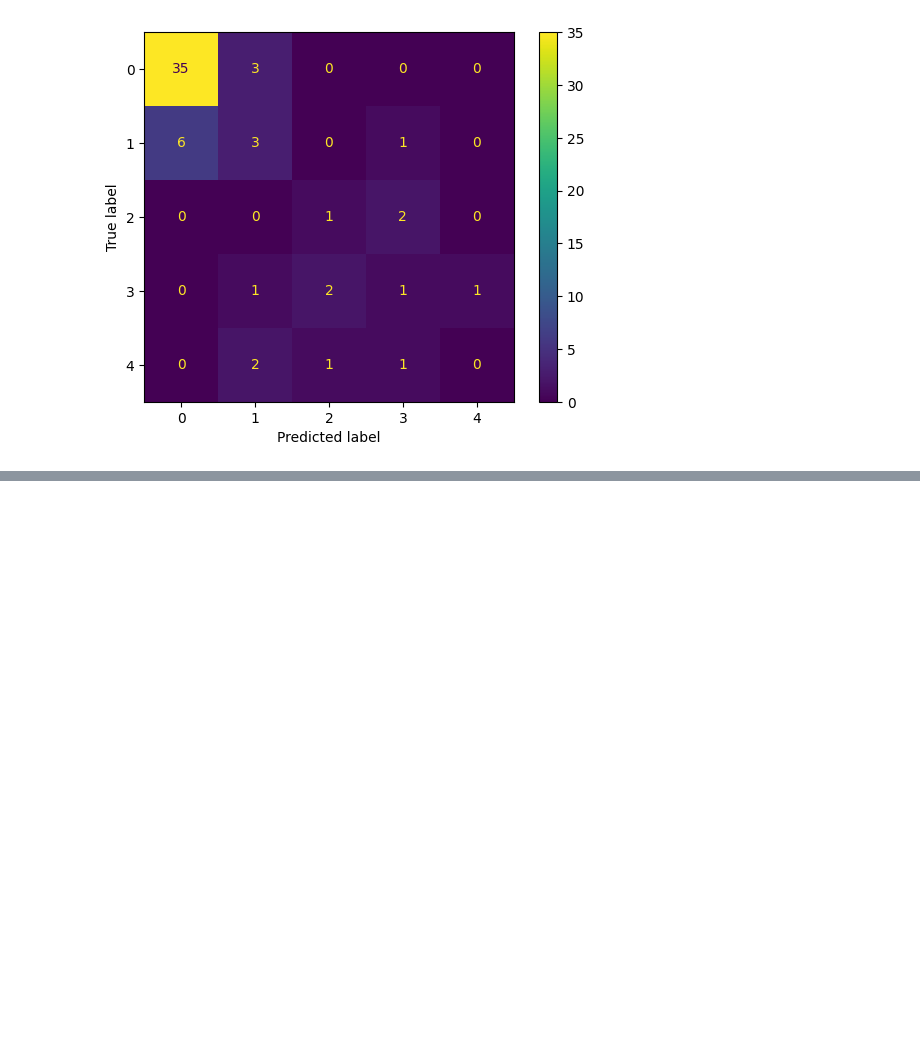
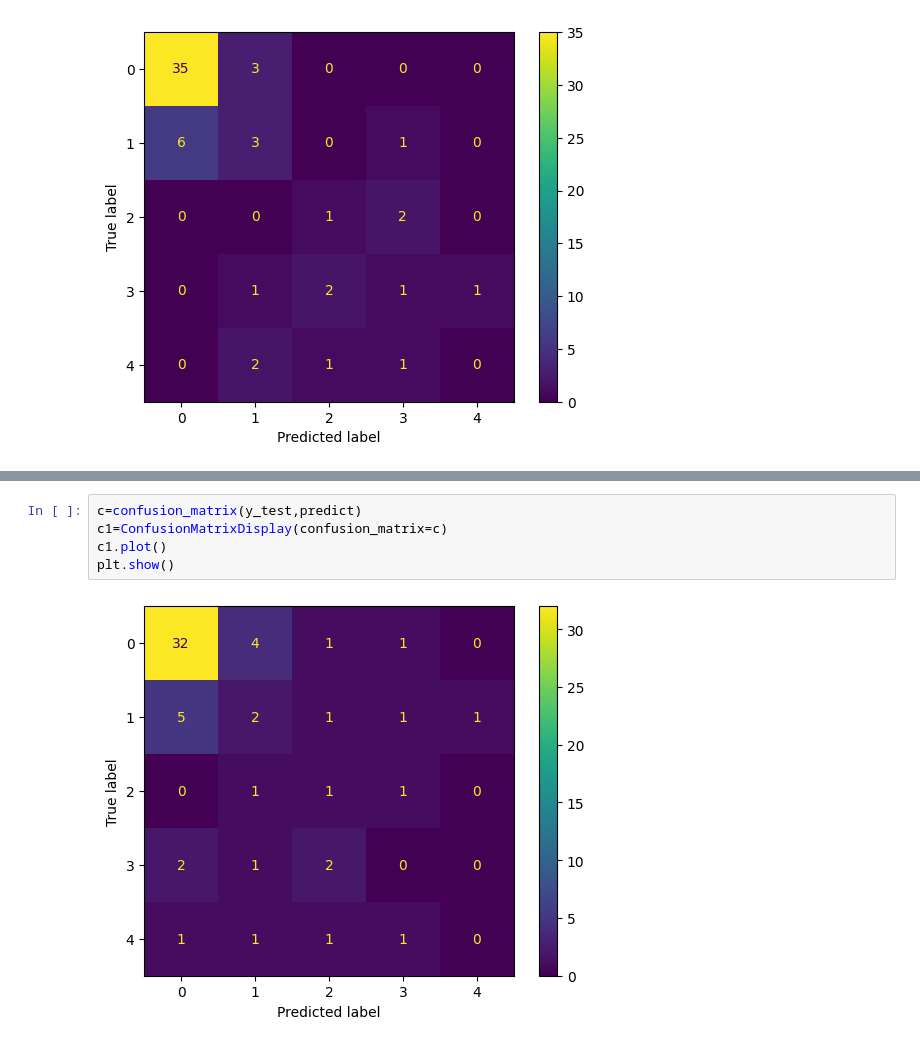
Before and after one commit to MShahbazh/DevelopersHub_Internships, a Jupyter notebook: Task 03/main.ipynb, the cells around one changed output, grey strips where cells are left out. Drawn from its saved outputs; the diff is of its cells as text; blank space fills up the shorter version.

```diff
--- a/Task 03/main.ipynb
+++ b/Task 03/main.ipynb
@@ -86,0 +99,7 @@ ValueError: Expected 'estimator' to be a binary classifier. Got 5 classes instea
+# %%
+c=confusion_matrix(y_test,predict)
+c1=ConfusionMatrixDisplay(confusion_matrix=c)
+c1.plot()
+plt.show()
+# %% [output]
+[figure, added]
```
Also changed, not shown: parts of 4 cells of this notebook.
